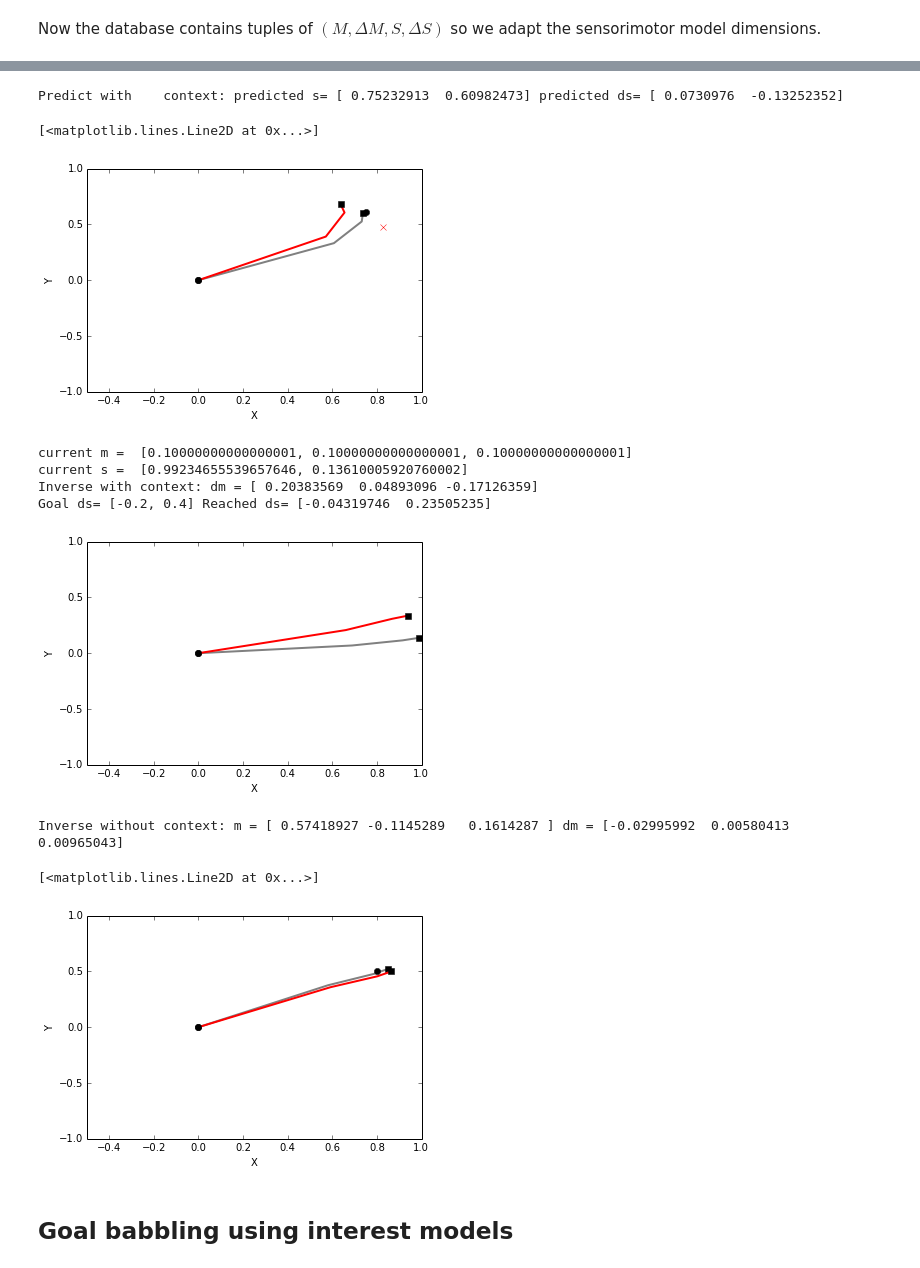
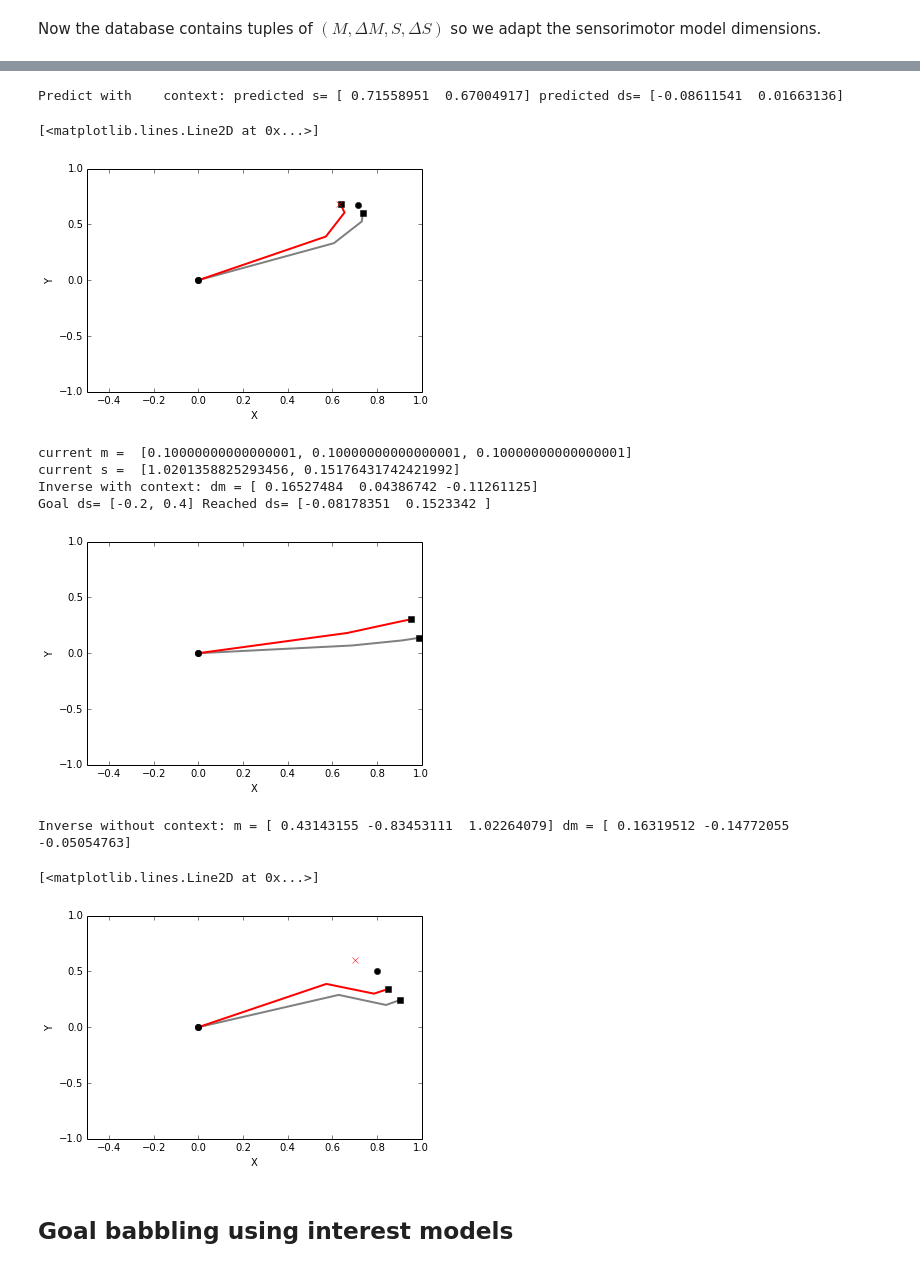
Before and after one commit to flowersteam/explauto, a Jupyter notebook: notebook/learning_with_context.ipynb, the cells around one changed output, grey strips where cells are left out. Saved outputs shown, nothing was run; the diff lists cells and outputs as text; code cells hidden in the pictures.

```diff
--- a/notebook/learning_with_context.ipynb
+++ b/notebook/learning_with_context.ipynb
@@ -52,6 +39,6 @@ motor_configurations = environment.random_motors(n=10) / 2
 # Plotting 10 random motor configurations:
 for m in motor_configurations:
     environment.update(m, reset=False)
-    environment.plot_arm(ax)
+    environment.plot(ax)
 # %% [output]
 Populating the interactive namespace from numpy and matplotlib
@@ -102,10 +86,10 @@ ds = sds[2:4]
 print "Predict without context: predicted s=", s, "predicted ds=", ds
 
 ax = axes()
-environment.update(m, reset=True)
-environment.plot_arm(ax)
-environment.update(dm, reset=False)
-environment.plot_arm(ax, color='red')
+environment.update(np.hstack((m, [0]*3)))
+environment.plot(ax)
+environment.update(np.hstack((m, dm)))
+environment.plot(ax, color='red')
 ax.plot(*s, marker='o', color='k')
 ax.plot(*list(np.array(s)+np.array(ds)), marker='x', color='red')
 # %% [output]
@@ -124,30 +108,30 @@ ds = sds[2:4]
 print "Predict with    context: predicted s=", s, "predicted ds=", ds
 
 ax = axes()
-environment.update(m, reset=True)
-environment.plot_arm(ax)
-environment.update(dm, reset=False)
-environment.plot_arm(ax, color='red')
+environment.update(np.hstack((m, [0]*3)))
+environment.plot(ax)
+environment.update(np.hstack((m, dm)))
+environment.plot(ax, color='red')
 ax.plot(*s, marker='o', color='k')
 ax.plot(*list(np.array(s)+np.array(ds)), marker='x', color='red')
 # %% [output]
-Predict with    context: predicted s= [ 0.75232913  0.60982473] predicted ds= [ 0.0730976  -0.13252352]
+Predict with    context: predicted s= [ 0.71558951  0.67004917] predicted ds= [-0.08611541  0.01663136]
 [<matplotlib.lines.Line2D at 0x...>]
-[figure, old version]
+[figure, new version]
 # %%
 # Inverse with sensorimotor context: dM <- i(M, S, dS)
 
 ax = axes()
 m = [0.1]*3
-environment.update(m, reset=True)
-environment.plot_arm(ax)
+environment.update(np.hstack((m, [0]*3)))
+environment.plot(ax)
 
 in_dims = range(3) + range(6,10)
 out_dims = range(3, 6)
 ds_goal = [-0.2, 0.4]
 
-m_current = list(environment.current_joint_position)
-s_current = list(environment.current_hand_position)
+m_current = list(environment.current_motor_position)
+s_current = list(environment.current_sensori_position)
 print "current m = ", m_current
 print "current s = ", s_current
 
@@ -156,39 +140,39 @@ dm = sm_model.infer(in_dims,
                     m_current + s_current + ds_goal)
 
 print "Inverse with context: dm =", dm
-environment.update(dm, reset=False)
-environment.plot_arm(ax, color='red')
+environment.update(np.hstack((m_current, dm)))
+environment.plot(ax, color='red')
 
-print "Goal ds=", ds_goal, "Reached ds=", environment.current_hand_position - s_current
+print "Goal ds=", ds_goal, "Reached ds=", environment.current_sensori_position - s_current
 # %% [output]
 current m =  [0.10000000000000001, 0.10000000000000001, 0.10000000000000001]
-current s =  [0.99234655539657646, 0.13610005920760002]
-Inverse with context: dm = [ 0.20383569  0.04893096 -0.17126359]
-Goal ds= [-0.2, 0.4] Reached ds= [-0.04319746  0.23505235]
+current s =  [1.0201358825293456, 0.15176431742421992]
+Inverse with context: dm = [ 0.16527484  0.04386742 -0.11261125]
+Goal ds= [-0.2, 0.4] Reached ds= [-0.08178351  0.1523342 ]
-[figure, old version]
+[figure, new version]
 # %%
 # Inverse without context: (M, dM) <- i(S, dS)
 
 sm_model.mode = "exploit" # no exploration noise
 
 s_goal = [0.8, 0.5]
-ds_goal = [0.7, 0.6]
+ds_goal = [-0.1, 0.1]
 mdm = sm_model.inverse_prediction(s_goal + ds_goal)
 m = mdm[0:3]
 dm = mdm[3:6]
 print "Inverse without context: m =", m, "dm =", dm
 
 ax = axes()
-environment.update(m, reset=True)
-environment.plot_arm(ax)
-environment.update(dm, reset=False)
-environment.plot_arm(ax, color='red')
+environment.update(np.hstack((m, [0]*3)))
+environment.plot(ax)
+environment.update(np.hstack((m, dm)))
+environment.plot(ax, color='red')
 ax.plot(*s_goal, marker='o', color='k')
 ax.plot(*list(np.array(s_goal)+np.array(ds_goal)), marker='x', color='red')
 # %% [output]
-Inverse without context: m = [ 0.57418927 -0.1145289   0.1614287 ] dm = [-0.02995992  0.00580413  0.00965043]
+Inverse without context: m = [ 0.43143155 -0.83453111  1.02264079] dm = [ 0.16319512 -0.14772055 -0.05054763]
 [<matplotlib.lines.Line2D at 0x...>]
-[figure, old version]
+[figure, new version]
 # %% [markdown]
 ## Goal babbling using interest models
 # %%
```
Also changed, not shown: parts of 18 cells of this notebook, 7 other files.
